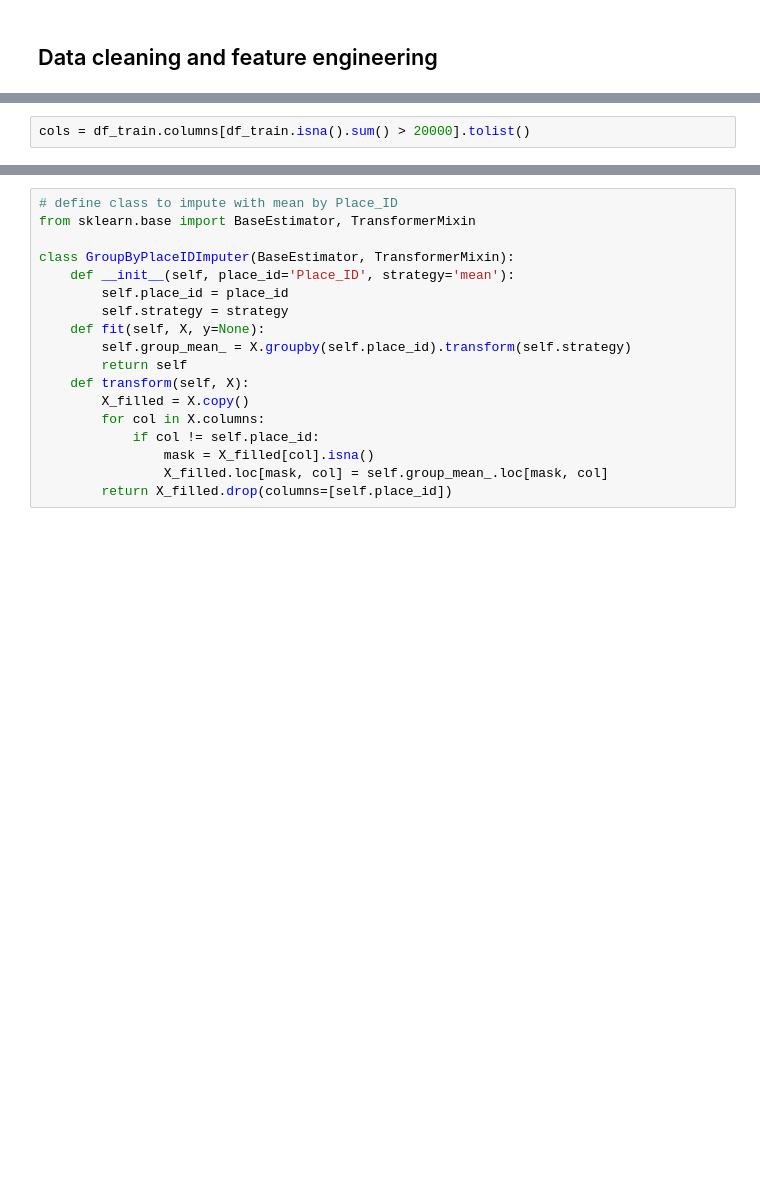
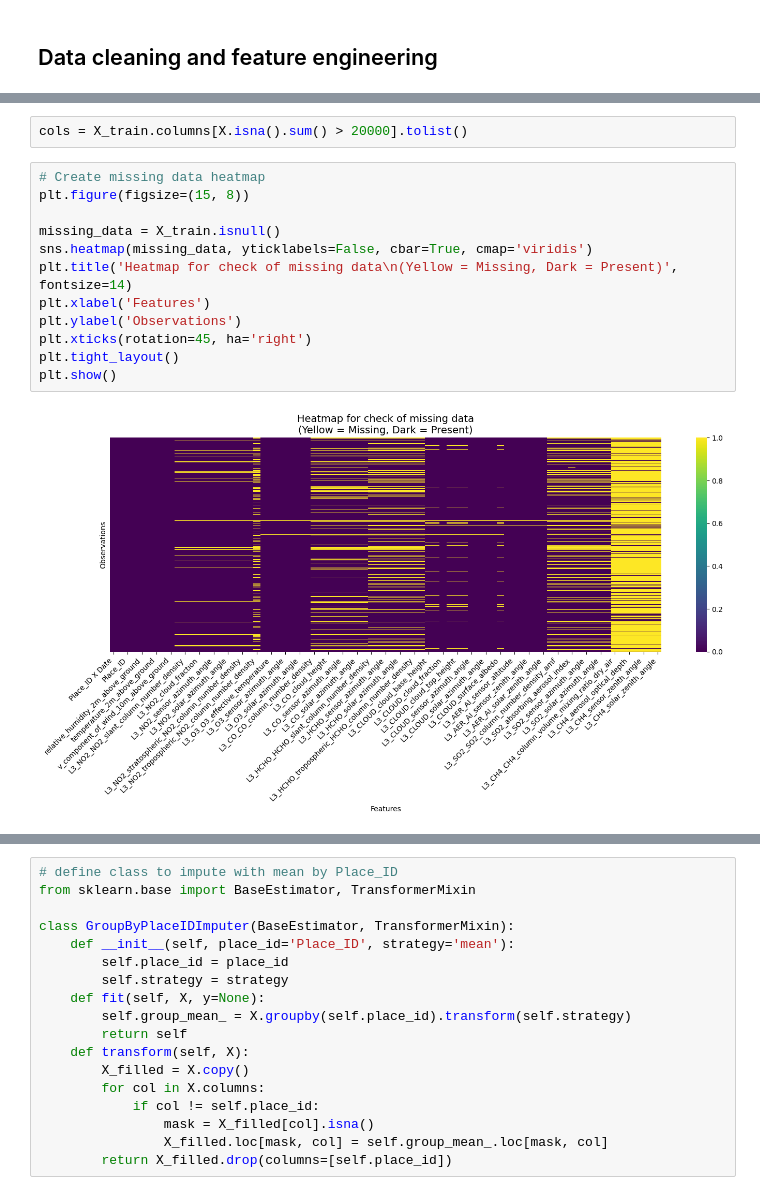
Before and after one commit to ilacosta14/Urban-Air-Pollution, a Jupyter notebook: Air_Poll.ipynb, the cells around one changed output, grey strips where cells are left out. Drawn from its saved outputs; the diff is of its cells as text; blank space fills up the shorter version.

```diff
--- a/Air_Poll.ipynb
+++ b/Air_Poll.ipynb
@@ -115,3 +121,17 @@ missing[missing['Amount'] != 0]
 68 rows × 2 columns
 # %%
-cols = df_train.columns[df_train.isna().sum() > 20000].tolist()
+cols = X_train.columns[X.isna().sum() > 20000].tolist()
+# %%
+# Create missing data heatmap
+plt.figure(figsize=(15, 8))
+
+missing_data = X_train.isnull()
+sns.heatmap(missing_data, yticklabels=False, cbar=True, cmap='viridis')
+plt.title('Heatmap for check of missing data\n(Yellow = Missing, Dark = Present)', fontsize=14)
+plt.xlabel('Features')
+plt.ylabel('Observations')
+plt.xticks(rotation=45, ha='right')
+plt.tight_layout()
+plt.show()
+# %% [output]
+[figure, added]
```
Also changed, not shown: parts of 47 cells of this notebook.
